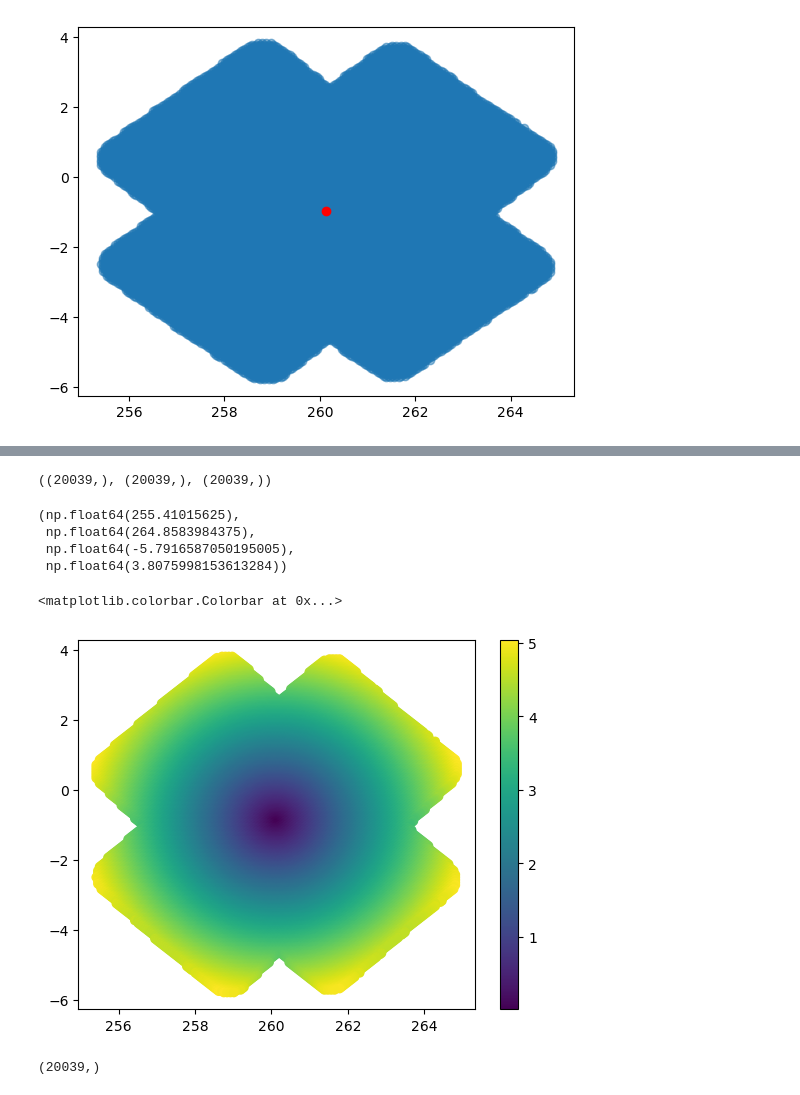
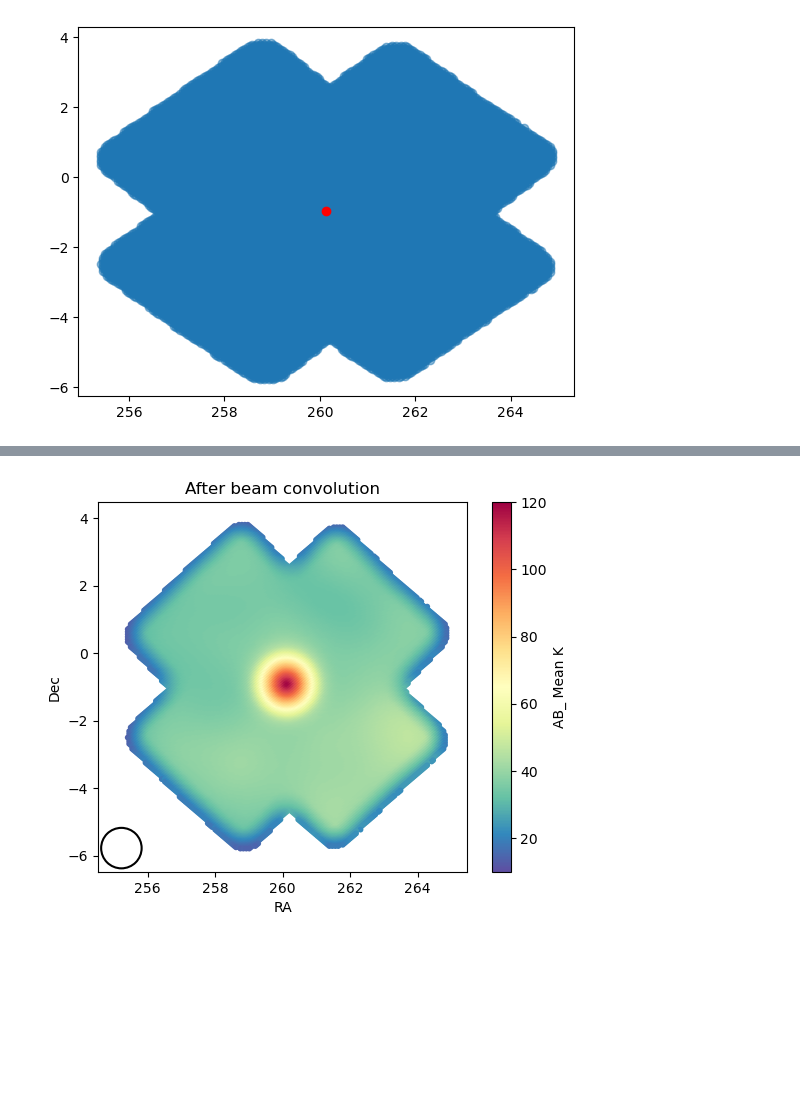
Before and after one commit to akvydula/skymap, a Jupyter notebook: notebooks/pointing_data_tests.ipynb, the cells around one changed output, grey strips where cells are left out. Cells and saved outputs as stored; diff of their text form; code cells hidden in the pictures; blank space fills up the shorter version.

```diff
--- a/notebooks/pointing_data_tests.ipynb
+++ b/notebooks/pointing_data_tests.ipynb
@@ -439,22 +168,21 @@ Beam.plot_offset_map(
 <Axes: xlabel='ΔRA (deg)', ylabel='ΔDec (deg)'>
-# %%
-offset_deg.shape, ra_deg.shape, dec_deg.shape
-# %% [output]
-((20039,), (20039,), (20039,))
-# %%
-ra_deg.min(), ra_deg.max(), dec_deg.min(), dec_deg.max()
-# %% [output]
-(np.float64(255.41015625),
- np.float64(264.8583984375),
- np.float64(-5.7916587050195005),
- np.float64(3.8075998153613284))
-# %%
-plt.scatter(ra_deg, dec_deg, c=offset_deg)
-plt.colorbar()
-# %% [output]
-<matplotlib.colorbar.Colorbar at 0x...>
-[figure, removed]
-# %%
-offset_deg.shape
-# %% [output]
-(20039,)
+# %%
+m_gauss_convolved = Beam.convolve_beam_with_fit(m,
+params, attribute="AB_",
+normalize=True,
+theta_max_deg= 5
+)
+# %%
+m_gauss_convolved.plot(
+    attribute="AB_",
+    ra_dec_map=True,
+    beam_radius_deg= 0.6,
+    region=(260., -1., 120.),
+    title='After beam convolution',
+    cmap='Spectral_r',
+    clim=(10, 120),
+    cbar_label='AB* [K]',
+    normalize=True,
+)
+# %% [output]
+[figure, added]
```
Also changed, not shown: parts of 16 cells of this notebook, 7 other files.
